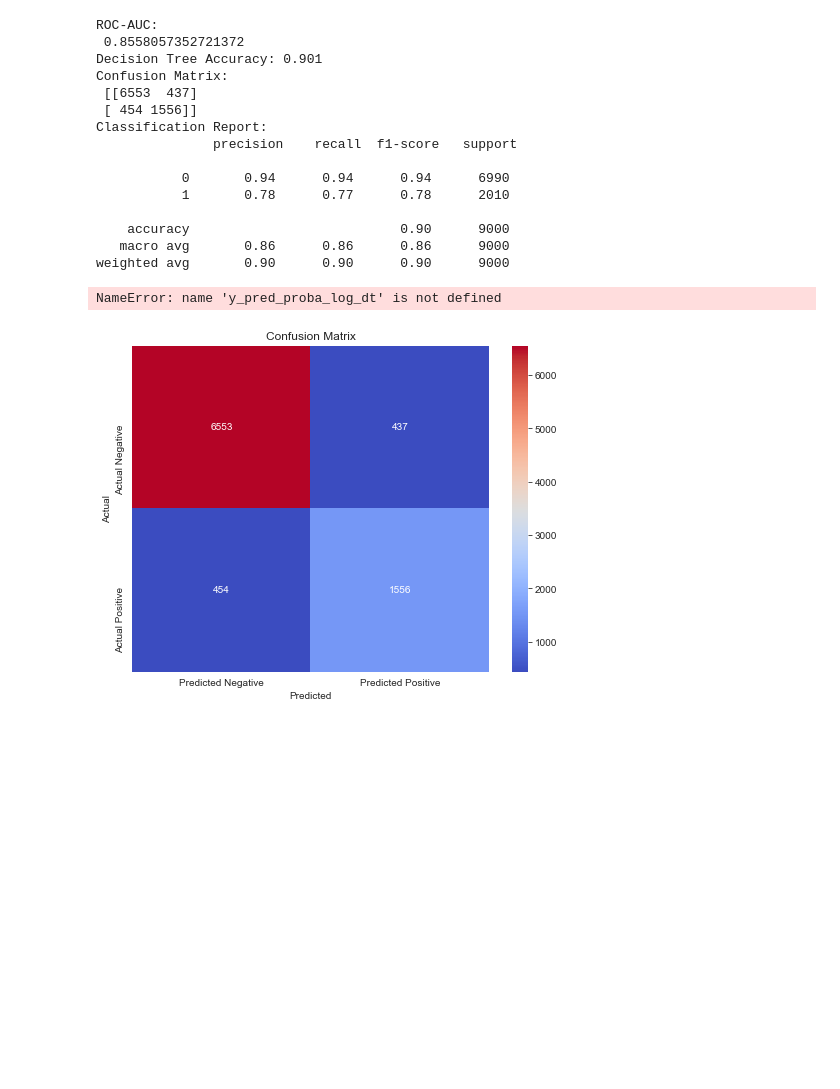
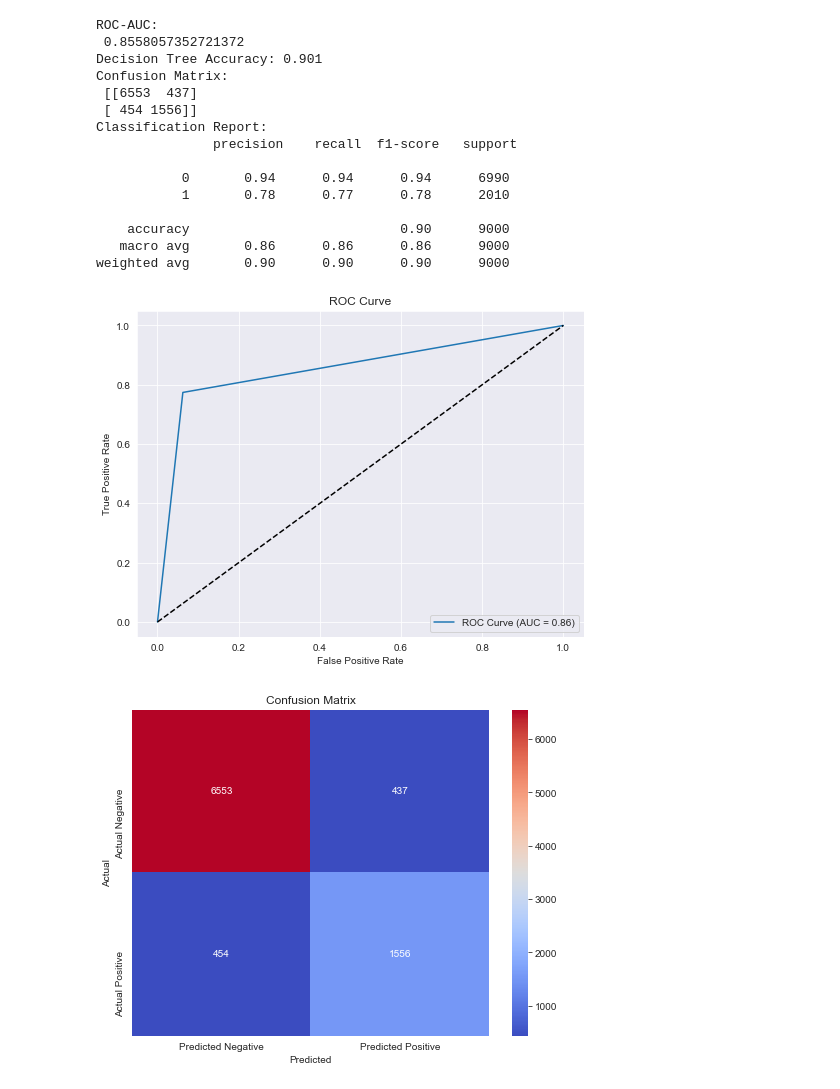
Before and after one commit to Liliankaburo/Loan-approval-project, a Jupyter notebook: Classification .ipynb, the cells around one changed output. Saved outputs shown, nothing was run; the diff lists cells and outputs as text; code cells hidden in the pictures; blank space fills up the shorter version.

```diff
--- a/Classification .ipynb
+++ b/Classification .ipynb
@@ -651,17 +651,17 @@ Classification Report:
    macro avg       0.86      0.86      0.86      9000
 weighted avg       0.90      0.90      0.90      9000
 # %%
-fpr, tpr, thresholds = roc_curve(y_test, y_pred_proba_log_dt)
+fpr, tpr, thresholds = roc_curve(y_test, y_pred_proba_dt)
 plt.figure(figsize=(8, 6))
 plt.plot(fpr, tpr, label=f'ROC Curve (AUC = {roc_auc:.2f})')
 plt.plot([0, 1], [0, 1], 'k--')
 plt.xlabel('False Positive Rate')
 plt.ylabel('True Positive Rate')
 plt.title('ROC Curve')
 plt.legend(loc='lower right')
 plt.show()
 # %% [output]
-NameError: name 'y_pred_proba_log_dt' is not defined
+[figure, added]
 # %%
 #Visualizing the confusion matrix
 
```
Also changed, not shown: parts of 9 cells of this notebook.
